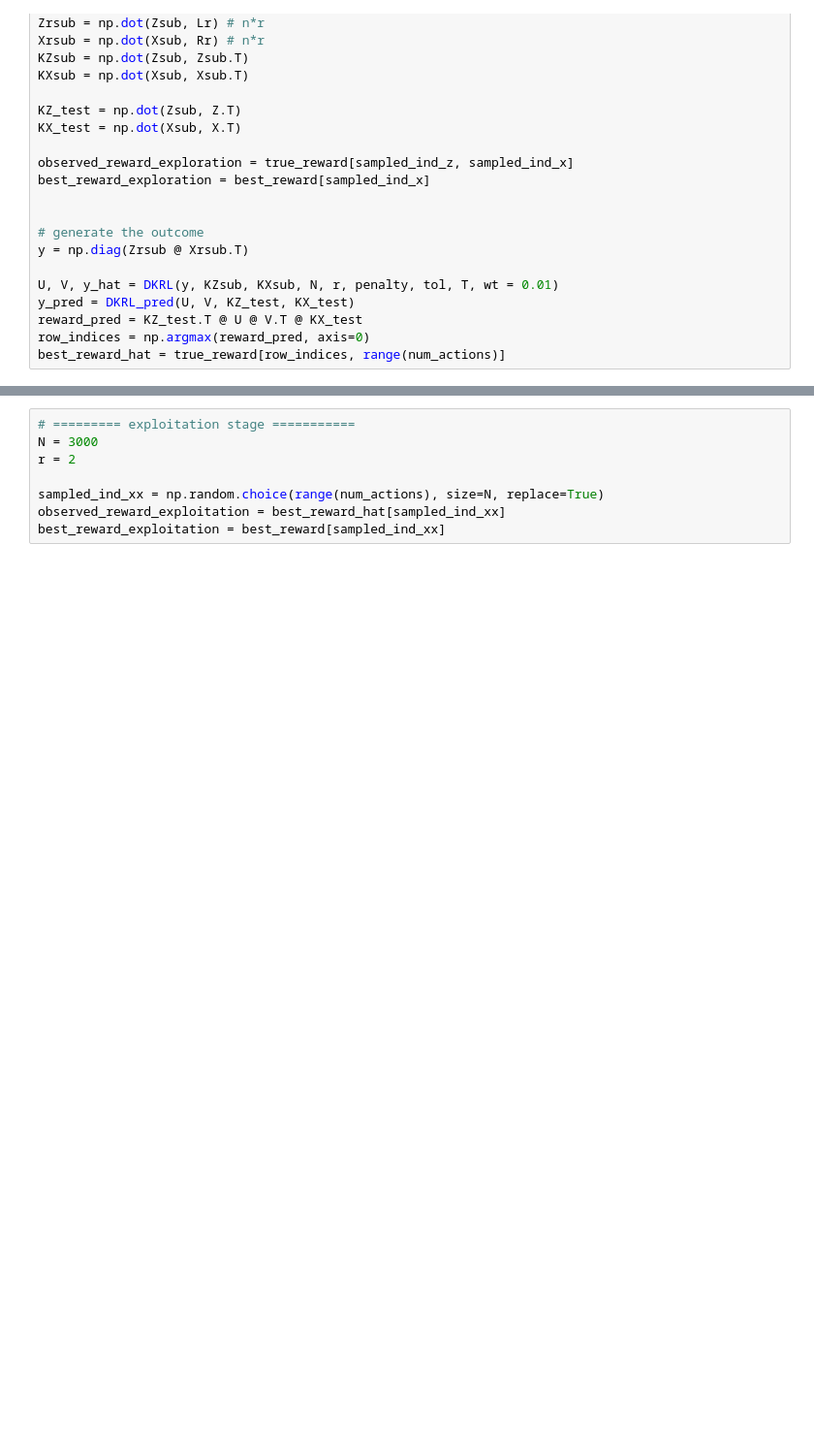
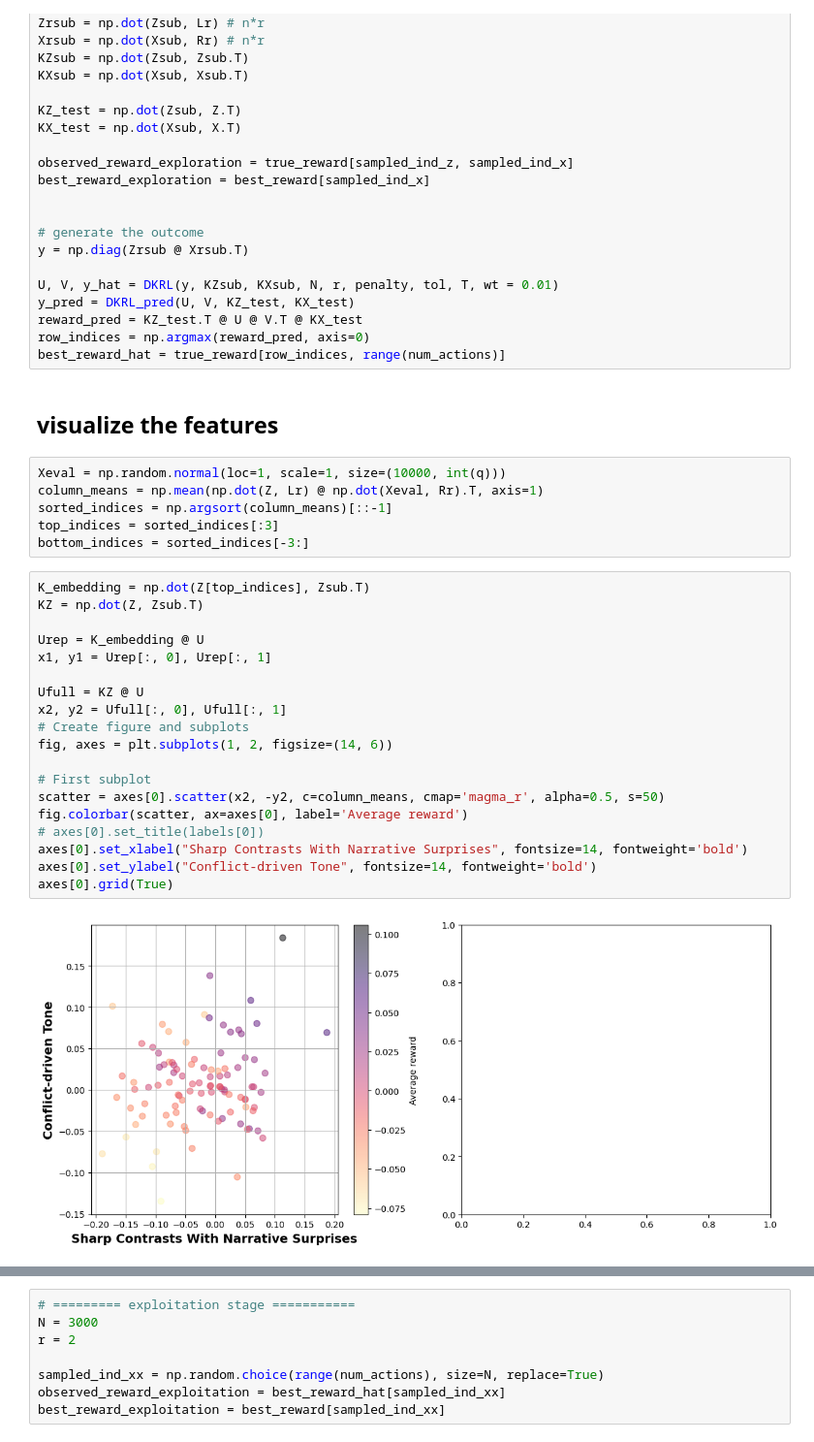
Before and after one commit to LeiShi-rocks/DKRL-LLM, a Jupyter notebook: bandit.ipynb, the cells around one changed output, grey strips where cells are left out. Shown: that part at 97% size. Drawn from its saved outputs; the diff is of its cells as text; blank space fills up the shorter version.

```diff
--- a/bandit.ipynb
+++ b/bandit.ipynb
@@ -162,3 +162,32 @@ y_pred = DKRL_pred(U, V, KZ_test, KX_test)
 reward_pred = KZ_test.T @ U @ V.T @ KX_test
 row_indices = np.argmax(reward_pred, axis=0)
 best_reward_hat = true_reward[row_indices, range(num_actions)]
+# %% [markdown]
+## visualize the features
+# %%
+Xeval = np.random.normal(loc=1, scale=1, size=(10000, int(q)))
+column_means = np.mean(np.dot(Z, Lr) @ np.dot(Xeval, Rr).T, axis=1)
+sorted_indices = np.argsort(column_means)[::-1]
+top_indices = sorted_indices[:3]
+bottom_indices = sorted_indices[-3:]
+# %%
+K_embedding = np.dot(Z[top_indices], Zsub.T)
+KZ = np.dot(Z, Zsub.T)
+
+Urep = K_embedding @ U
+x1, y1 = Urep[:, 0], Urep[:, 1]
+
+Ufull = KZ @ U
+x2, y2 = Ufull[:, 0], Ufull[:, 1]
+# Create figure and subplots
+fig, axes = plt.subplots(1, 2, figsize=(14, 6))
+
+# First subplot
+scatter = axes[0].scatter(x2, -y2, c=column_means, cmap='magma_r', alpha=0.5, s=50)
+fig.colorbar(scatter, ax=axes[0], label='Average reward')
+# axes[0].set_title(labels[0])
+axes[0].set_xlabel("Sharp Contrasts With Narrative Surprises", fontsize=14, fontweight='bold')
+axes[0].set_ylabel("Conflict-driven Tone", fontsize=14, fontweight='bold')
+axes[0].grid(True)
+# %% [output]
+[figure, added]
```
Also changed, not shown: parts of 7 cells of this notebook, 15 other files.
